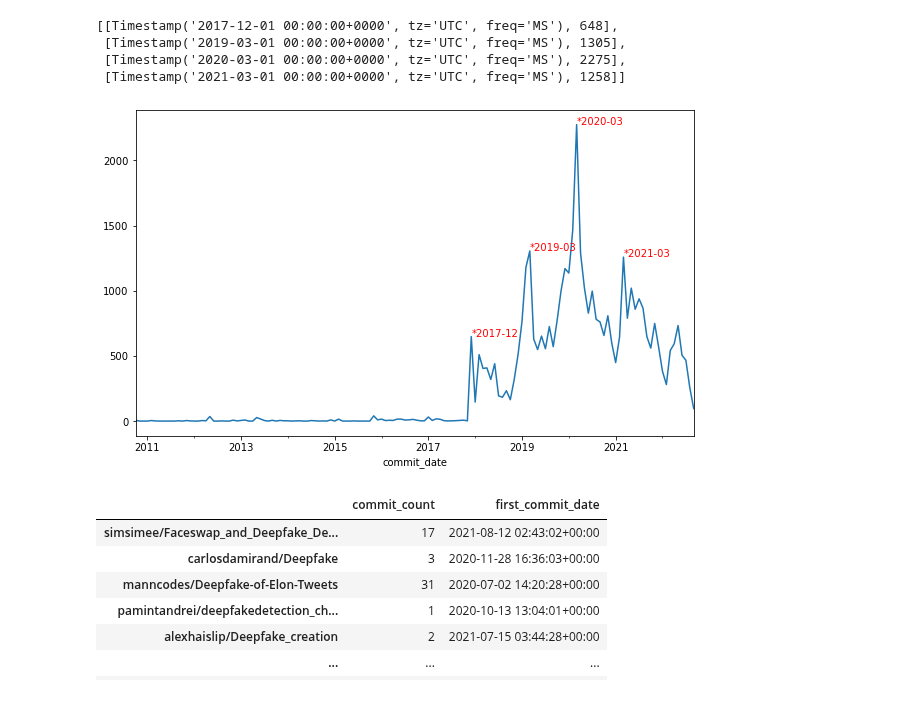
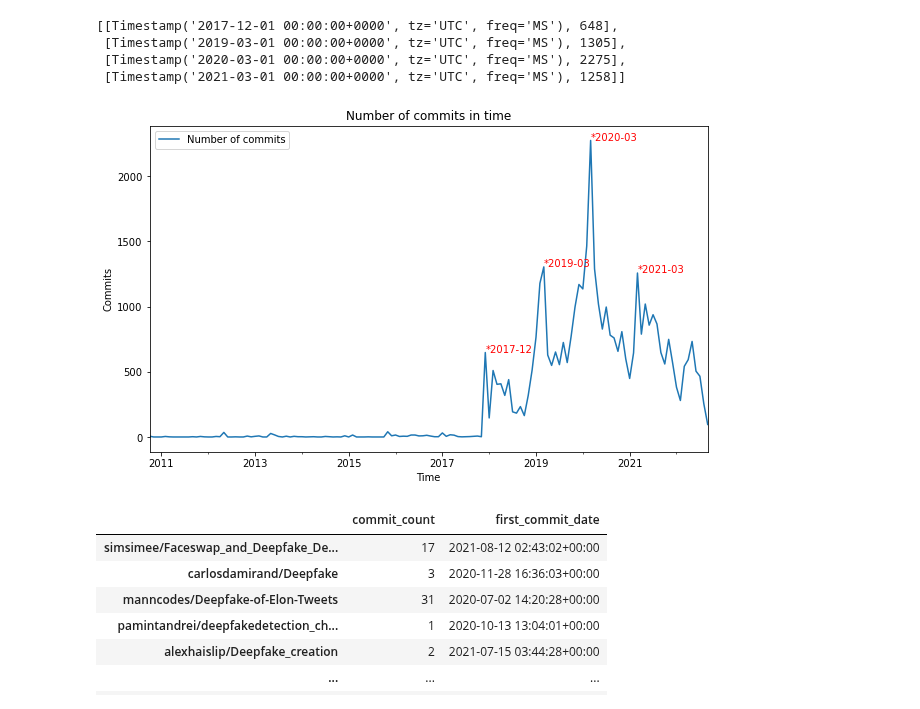
Before and after one commit to solalatus/deepfake_popularity, a Jupyter notebook: github_analyzer.ipynb, the cells around one changed output. Cells and saved outputs as stored; diff of their text form; code cells hidden in the pictures.

```diff
--- a/github_analyzer.ipynb
+++ b/github_analyzer.ipynb
@@ -277,16 +277,19 @@ peaks[0]
 # %%
 
 ax = resampled.commits.plot()
 locs, labels=plt.xticks()
 
 for peak in peaks[0]:
     ax.annotate("*"+str(peak[0])[:7],xy=(peak[0],peak[1]+1), fontsize=10, color="red")
 
+ax.set_title("Number of commits in time")
+ax.legend(["Number of commits"])
+ax.set_xlabel("Time")
+ax.set_ylabel("Commits")
 plt.gcf().set_size_inches(10, 6)
-
 plt.show()
 # %% [output]
-[figure, old version]
+[figure, new version]
 # %%
 repodata_df = pd.DataFrame.from_dict(repo_data, orient="index")
 repodata_df.rename(columns={0:"commit_count",1:"first_commit_date"}, inplace=True)
```
Also changed, not shown: parts of 2 cells of this notebook, 1 other file.
